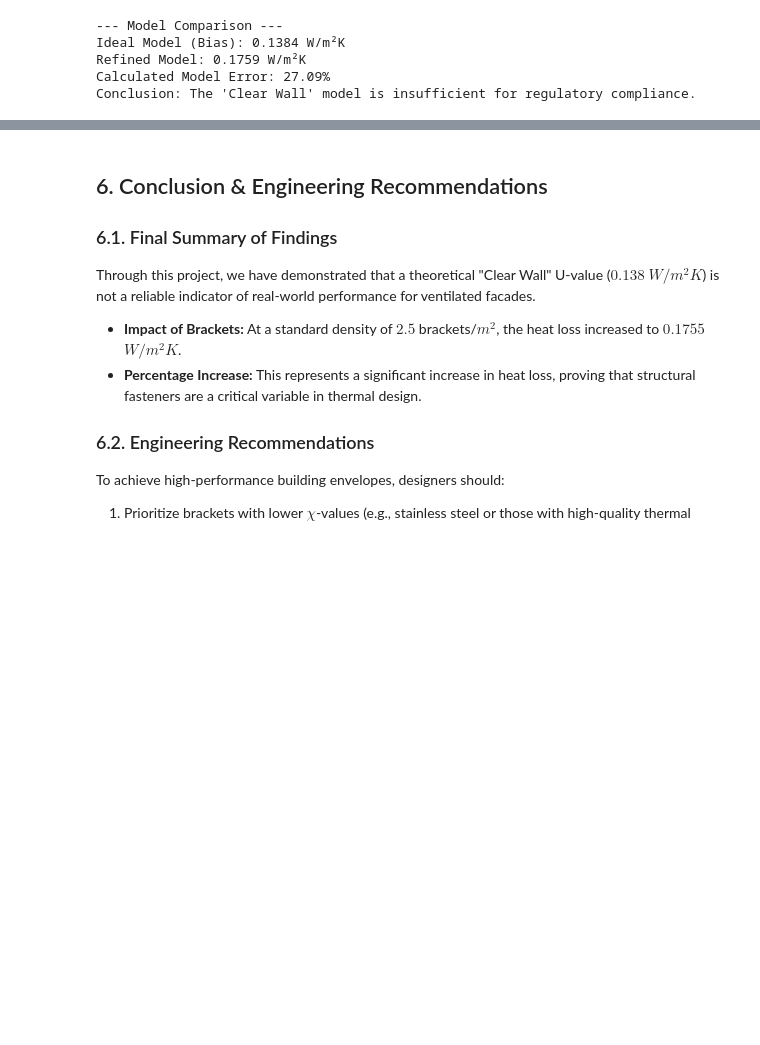
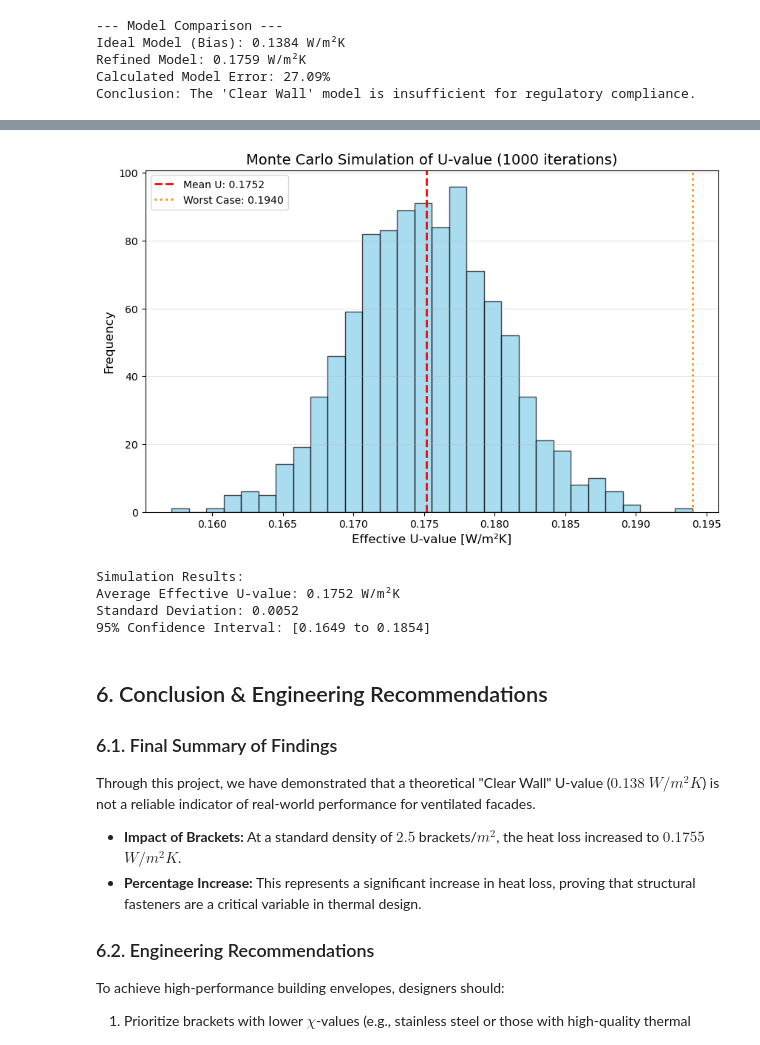
Before and after one commit to Ivan-Pelovski/Math-Concepts-Project, a Jupyter notebook: Math Concepts.ipynb, the cells around one changed output, grey strips where cells are left out. Saved outputs shown, nothing was run; the diff lists cells and outputs as text; code cells hidden in the pictures; blank space fills up the shorter version.

Commit message:
Added Monte Carlo simulation for stochastic thermal bridge analysis

```diff
--- a/Math Concepts.ipynb
+++ b/Math Concepts.ipynb
@@ -218,3 +227,46 @@ Conclusion: The 'Clear Wall' model is insufficient for regulatory compliance.
+# %%
+# 1. Simulation Parameters
+n_simulations = 1000
+bracket_density = 2.5  # brackets per m2
+u_clear = 0.138
+
+# 2. Generate Random Chi values
+chi_samples = np.random.normal(loc=0.015, scale=0.002, size=n_simulations)
+
+# 3. Calculate U_eff for every sample
+u_eff_samples = [u_clear + (bracket_density * chi) for chi in chi_samples]
+
+# 4. Statistical Analysis
+mean_u = np.mean(u_eff_samples)
+std_u = np.std(u_eff_samples)
+worst_case = np.max(u_eff_samples)
+
+# 5. Visualization
+plt.figure(figsize=(10, 6))
+plt.hist(u_eff_samples, bins=30, color='skyblue', edgecolor='black', alpha=0.7)
+
+# Formatting the plot
+plt.axvline(mean_u, color='red', linestyle='dashed', linewidth=2, label=f'Mean U: {mean_u:.4f}')
+plt.axvline(worst_case, color='darkorange', linestyle='dotted', linewidth=2, label=f'Worst Case: {worst_case:.4f}')
+
+plt.title(f'Monte Carlo Simulation of U-value ({n_simulations} iterations)', fontsize=14)
+plt.xlabel('Effective U-value [W/m²K]', fontsize=12)
+plt.ylabel('Frequency', fontsize=12)
+plt.legend()
+plt.grid(axis='y', alpha=0.3)
+
+plt.show()
+
+print(f"Simulation Results:")
+print(f"Average Effective U-value: {mean_u:.4f} W/m²K")
+print(f"Standard Deviation: {std_u:.4f}")
+print(f"95% Confidence Interval: [{mean_u - 1.96*std_u:.4f} to {mean_u + 1.96*std_u:.4f}]")
+# %% [output]
+[figure, added]
+Simulation Results:
+Average Effective U-value: 0.1752 W/m²K
+Standard Deviation: 0.0052
+95% Confidence Interval: [0.1649 to 0.1854]
 # %% [markdown]
 ## 6. Conclusion & Engineering Recommendations
 
```
Also changed, not shown: parts of 1 cell of this notebook.
